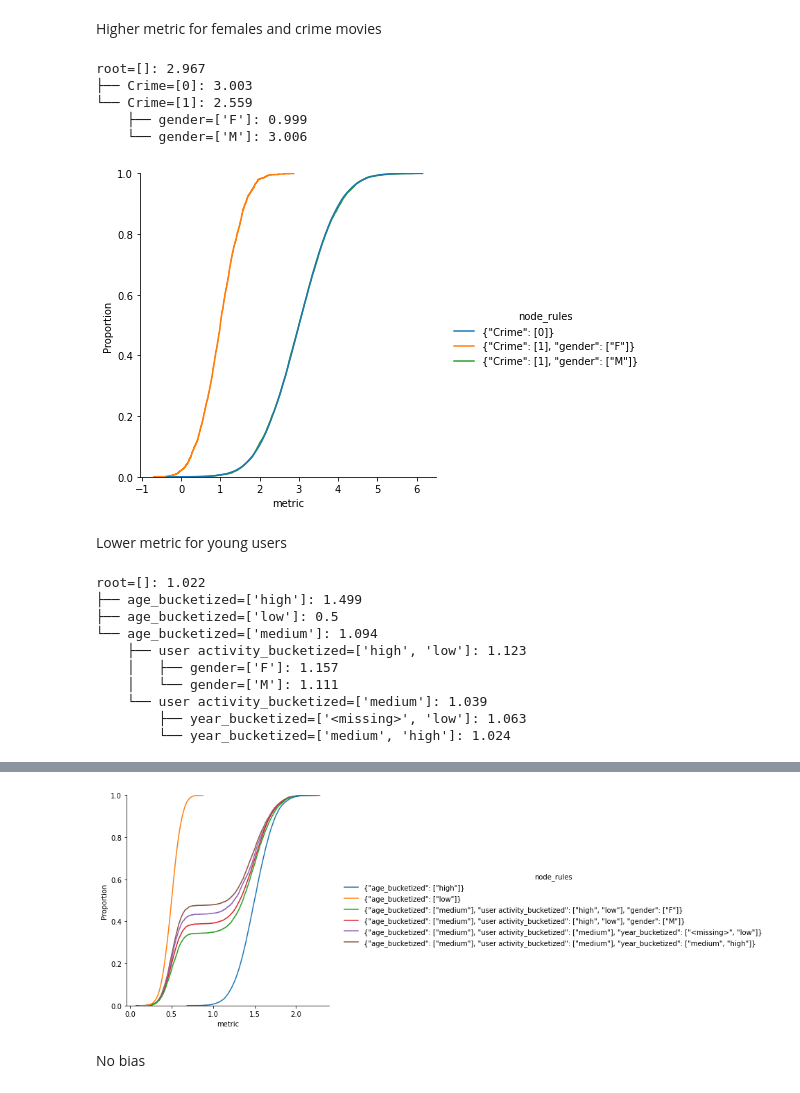
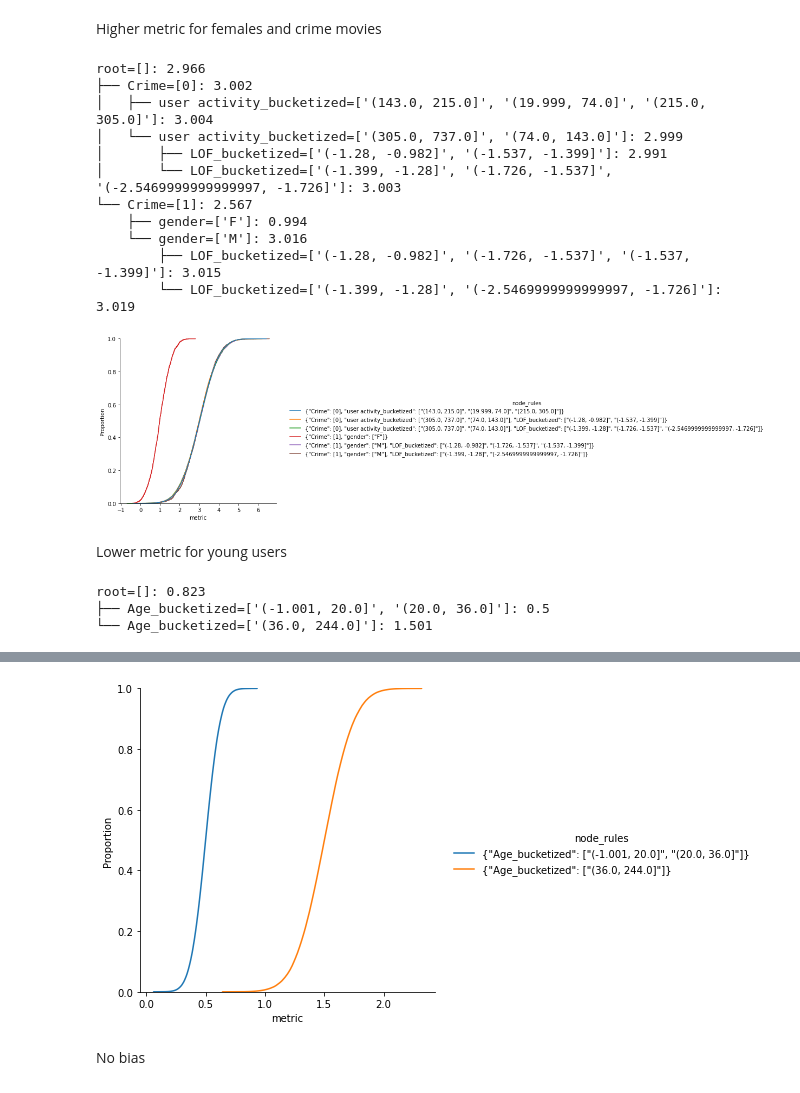
Before and after one commit to JoannaMisztalRadecka/recommendation-bias-detection, a Jupyter notebook: Bias detection for simulated examples.ipynb, the cells around one changed output, grey strips where cells are left out. Cells and saved outputs as stored; diff of their text form; code cells hidden in the pictures.

Commit message:
added BookCrossing dataset

```diff
--- a/Bias detection for simulated examples.ipynb
+++ b/Bias detection for simulated examples.ipynb
@@ -7,7 +8,9 @@ from data_preparation.movielens_100k import MovieLens100KData
 # %% [markdown]
 ### Prepare MovieLens dataset
 # %%
-data = MovieLens100KData(data_path='data/ml-100k')
+# data = MovieLens100KData(data_path='data/ml-100k')
+data = BookCrossingData(data_path='data/book-crossing', sample=100)
+
 ratings_with_metadata = data.get_ratings_with_metadata()
 ratings_with_metadata.head()
 # %% [output]
@@ -20,0 +24,3 @@ ratings_with_metadata.head()
+# %%
+ratings_with_metadata = data._get_ratings()
+ratings_with_metadata[data.ITEM_ID_COL] = ratings_with_metadata[data.ITEM_ID_COL].astype(str)
@@ -21,3 +30,5 @@ ratings_with_metadata.head()
+# %%
+MIN_CHILD_NODE_SIZE = 10000
 # %% [markdown]
 ### Analyze bias examples
 # %% [markdown]
@@ -31,33 +42,31 @@ ratings_with_metadata[metric_name] = ratings_with_metadata.apply(metric_distribu
 bias_detection_tree = BiasDetectionTree(min_child_node_size=1000, alpha=0.01, metric_col=metric_name)
 node_metric = bias_detection_tree.analyze_bias(attributes=data.attributes_dict, metric_with_metadata=ratings_with_metadata)
 # %% [output]
-root=[]: 2.967
-├── Crime=[0]: 3.003
-└── Crime=[1]: 2.559
-    ├── gender=['F']: 0.999
-    └── gender=['M']: 3.006
+root=[]: 2.966
+├── Crime=[0]: 3.002
+│   ├── user activity_bucketized=['(143.0, 215.0]', '(19.999, 74.0]', '(215.0, 305.0]']: 3.004
+│   └── user activity_bucketized=['(305.0, 737.0]', '(74.0, 143.0]']: 2.999
+│       ├── LOF_bucketized=['(-1.28, -0.982]', '(-1.537, -1.399]']: 2.991
+│       └── LOF_bucketized=['(-1.399, -1.28]', '(-1.726, -1.537]', '(-2.5469999999999997, -1.726]']: 3.003
+└── Crime=[1]: 2.567
+    ├── gender=['F']: 0.994
+    └── gender=['M']: 3.016
+        ├── LOF_bucketized=['(-1.28, -0.982]', '(-1.726, -1.537]', '(-1.537, -1.399]']: 3.015
+        └── LOF_bucketized=['(-1.399, -1.28]', '(-2.5469999999999997, -1.726]']: 3.019
-[figure, old version]
+[figure, new version]
 # %% [markdown]
 Lower metric for young users
 # %%
 metric_name = 'metric'
-metric_distribution_bias_young = lambda x: random.normalvariate(0.5, .1) if x['age']<30 \
+metric_distribution_bias_young = lambda x: random.normalvariate(0.5, .1) if x['age']<=36 \
                                                                                 else random.normalvariate(1.5, .2)
-
 ratings_with_metadata[metric_name] = ratings_with_metadata.apply(metric_distribution_bias_young,  1)
-bias_detection_tree = BiasDetectionTree(min_child_node_size=1000, alpha=0.01, metric_col=metric_name)
+bias_detection_tree = BiasDetectionTree(min_child_node_size=MIN_CHILD_NODE_SIZE, alpha=0.001, metric_col=metric_name)
 node_metric = bias_detection_tree.analyze_bias(attributes=data.attributes_dict, metric_with_metadata=ratings_with_metadata)
 node_metric
 # %% [output]
-root=[]: 1.022
-├── age_bucketized=['high']: 1.499
-├── age_bucketized=['low']: 0.5
-└── age_bucketized=['medium']: 1.094
-    ├── user activity_bucketized=['high', 'low']: 1.123
-    │   ├── gender=['F']: 1.157
-    │   └── gender=['M']: 1.111
-    └── user activity_bucketized=['medium']: 1.039
-        ├── year_bucketized=['<missing>', 'low']: 1.063
-        └── year_bucketized=['medium', 'high']: 1.024
+root=[]: 0.823
+├── Age_bucketized=['(-1.001, 20.0]', '(20.0, 36.0]']: 0.5
+└── Age_bucketized=['(36.0, 244.0]']: 1.501
 |  | count | mean | std | min | 25% | 50% | 75% | max |
 | node_rules |  |  |  |  |  |  |  |  |
@@ -70,4 +75,4 @@ root=[]: 1.022
-[figure, old version]
+[figure, new version]
 # %% [markdown]
 No bias
 # %%
```
Also changed, not shown: parts of 5 cells of this notebook, 7 other files.
